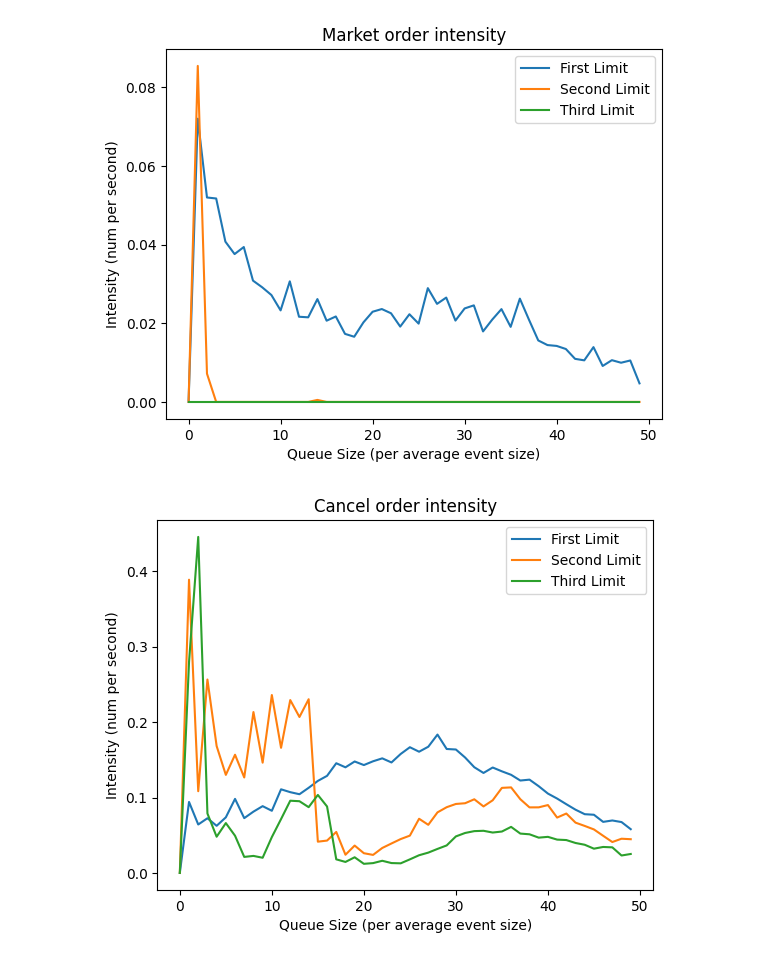
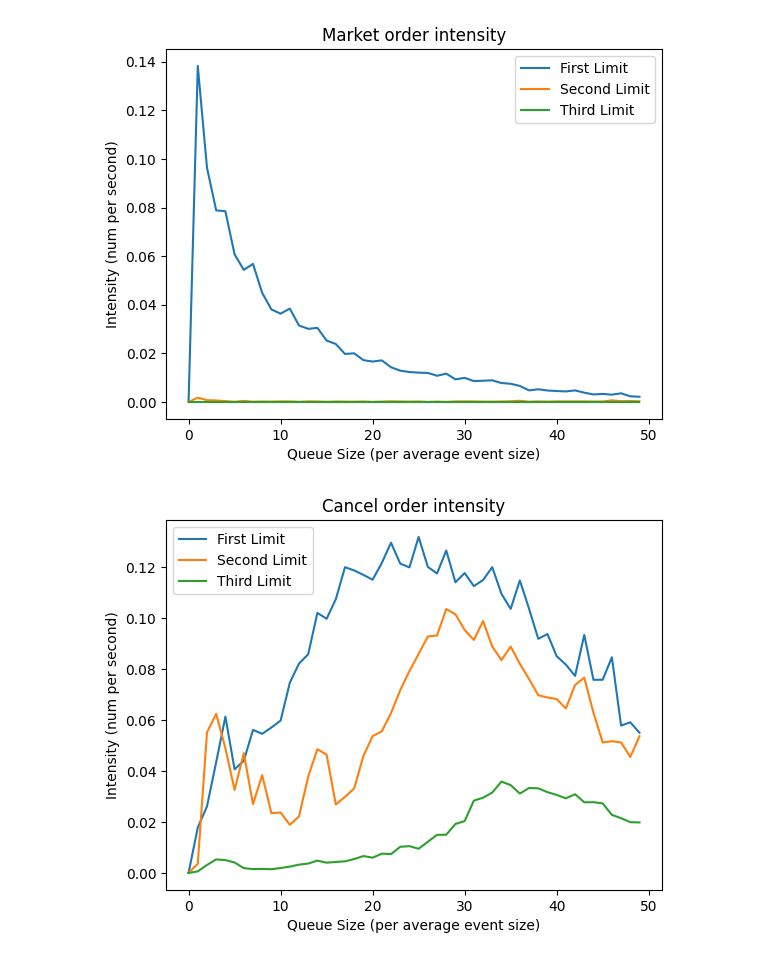
Before and after one commit to TrevorSemeraro/orderbook-simulator, a Jupyter notebook: poe.ipynb, the cells around one changed output. Drawn from its saved outputs; the diff is of its cells as text; code cells hidden in the pictures.

```diff
--- a/poe.ipynb
+++ b/poe.ipynb
@@ -51,17 +54,0 @@ df['event_lapse'] = df['time'].diff().fillna(0)
-# %%
-tick_size = 100
-
-def calcRefPrice(row):
-    midprice = (row['bid1_price'] + row["ask1_price"]) / 2
-    midpricePlusTick = midprice + tick_size / 2
-    midpriceSubTick = midprice - tick_size / 2
-
-    if(row['bid1_price'] - row["ask1_price"] == tick_size):
-        return midprice
-    else:
-        if(row['ask1_price'] > row["bid1_price"]):
-            return midpricePlusTick
-        else:
-            return midpriceSubTick
-
-df['reference_price'] = df.apply(calcRefPrice, axis=1)
@@ -169,27 +224,31 @@ for depth_level in range(0, DEPTH):
 # %%
-for i in range(0, ORDER_TYPES):
-    lambdas[0][i][np.isnan(lambdas[0][i])] = 0
-    lambdas[1][i][np.isnan(lambdas[1][i])] = 0
-    lambdas[2][i][np.isnan(lambdas[2][i])] = 0
-    plt.plot(lambdas[0][i], label="First Limit")
+for order_type in range(0, ORDER_TYPES):
+    for x in range(0, 2):
+        lambdas[0][x][order_type][np.isnan(lambdas[0][x][order_type])] = 0
+        lambdas[1][x][order_type][np.isnan(lambdas[1][x][order_type])] = 0
+        lambdas[2][x][order_type][np.isnan(lambdas[2][x][order_type])] = 0
 
-    plt.plot(lambdas[1][i], label="Second Limit")
+    bidIndex = 0
+    askIndex = 1
 
-    plt.plot(lambdas[2][i], label="Third Limit")
+    plt.plot(np.add(lambdas[0][bidIndex][order_type], lambdas[0][askIndex][order_type]), label=f"First Limit")
+    plt.plot(np.add(lambdas[1][bidIndex][order_type], lambdas[1][askIndex][order_type]), label=f"Second Limit")
+    plt.plot(np.add(lambdas[2][bidIndex][order_type], lambdas[2][askIndex][order_type]), label=f"Third Limit")
 
     plt.ylabel("Intensity (num per second)")
 
     plt.xlabel("Queue Size (per average event size)")
 
     plt.legend()
-    if (i == 0):
-        order_type = "Limit"
-    elif (i == 1):
-        order_type = "Market"
-    else:
-        order_type = "Cancel"
 
-    plt.title(f"{order_type} order intensity")
+    if (order_type == 0):
+        order_name = "Limit"
+    elif (order_type == 1):
+        order_name = "Market"
+    elif (order_type == 2):
+        order_name = "Cancel"
+
+    plt.title(f"{order_name} order intensity")
 
     plt.show()
 # %% [output]
@@ -197,2 +256,2 @@ for i in range(0, ORDER_TYPES):
-[figure, old version]
+[figure, new version]
-[figure, old version]
+[figure, new version]
```
Also changed, not shown: parts of 6 cells of this notebook, 3 other files.
